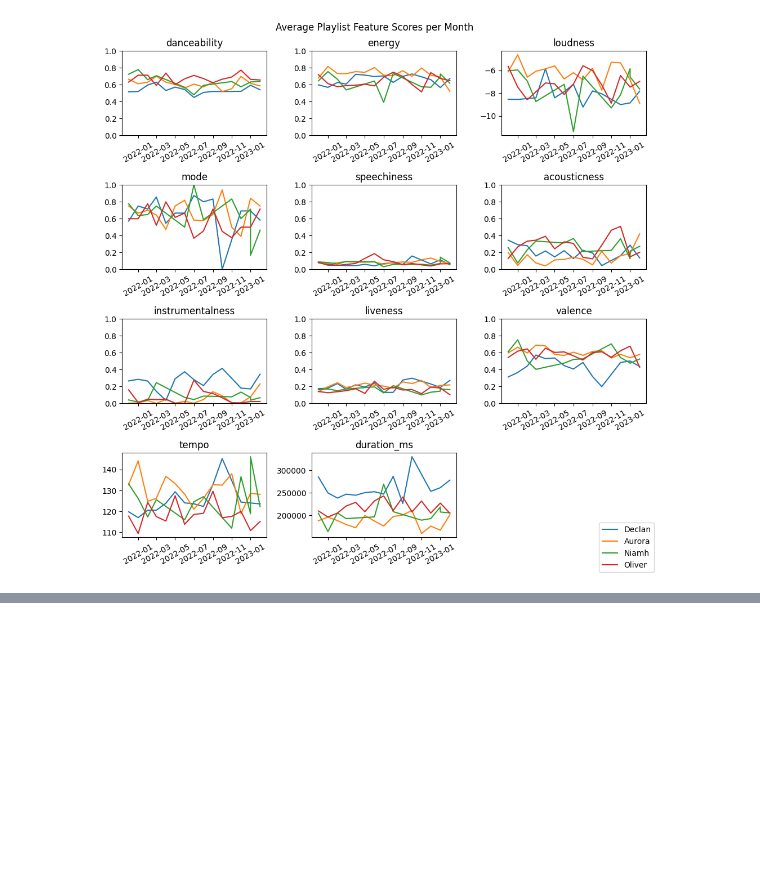
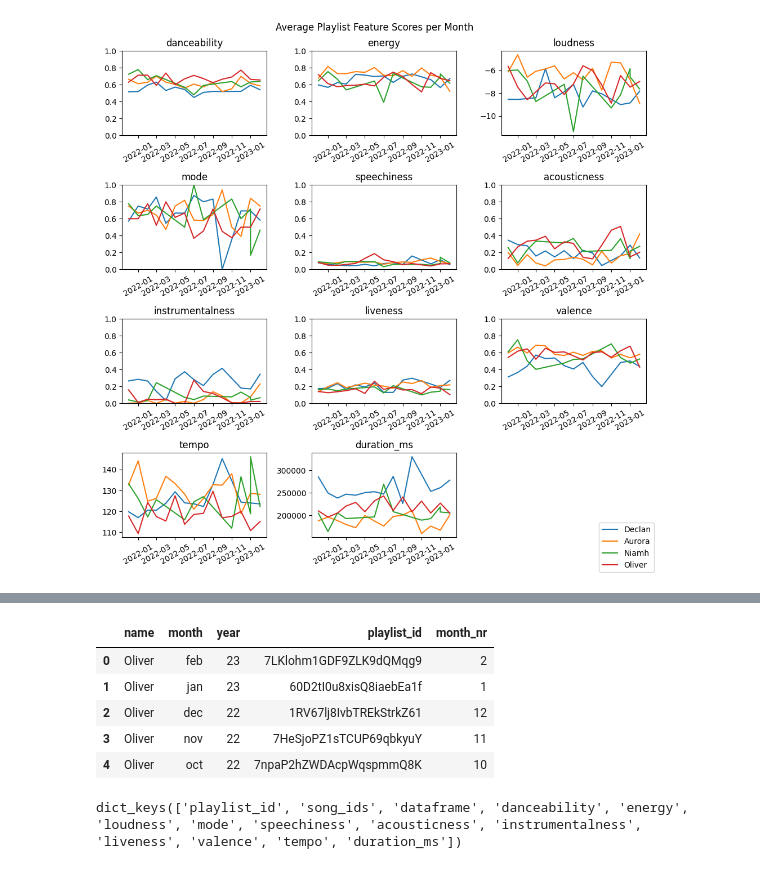
Before and after one commit to Usagi8P/spotify_analysis, a Jupyter notebook: spotify_analysis.ipynb, the cells around one changed output, grey strips where cells are left out. Cells and saved outputs as stored; diff of their text form; code cells hidden in the pictures; blank space fills up the shorter version.

```diff
--- a/spotify_analysis.ipynb
+++ b/spotify_analysis.ipynb
@@ -367,0 +359,13 @@ grid.add_legend()
+# %%
+dat_playlist_owner_data.head().merge(month_match,on='month')
+# %% [output]
+|  | name | month | year | playlist_id | month_nr |
+| 0 | Oliver | feb | 23 | 7LKlohm1GDF9ZLK9dQMqg9 | 2 |
+| 1 | Oliver | jan | 23 | 60D2tI0u8xisQ8iaebEa1f | 1 |
+| 2 | Oliver | dec | 22 | 1RV67lj8IvbTREkStrkZ61 | 12 |
+| 3 | Oliver | nov | 22 | 7HeSjoPZ1sTCUP69qbkyuY | 11 |
+| 4 | Oliver | oct | 22 | 7npaP2hZWDAcpWqspmmQ8K | 10 |
+# %%
+playlist_contents[0].keys()
+# %% [output]
+dict_keys(['playlist_id', 'song_ids', 'dataframe', 'danceability', 'energy', 'loudness', 'mode', 'speechiness', 'acousticness', 'instrumentalness', 'liveness', 'valence', 'tempo', 'duration_ms'])
```
Also changed, not shown: parts of 3 cells of this notebook, 2 other files.
